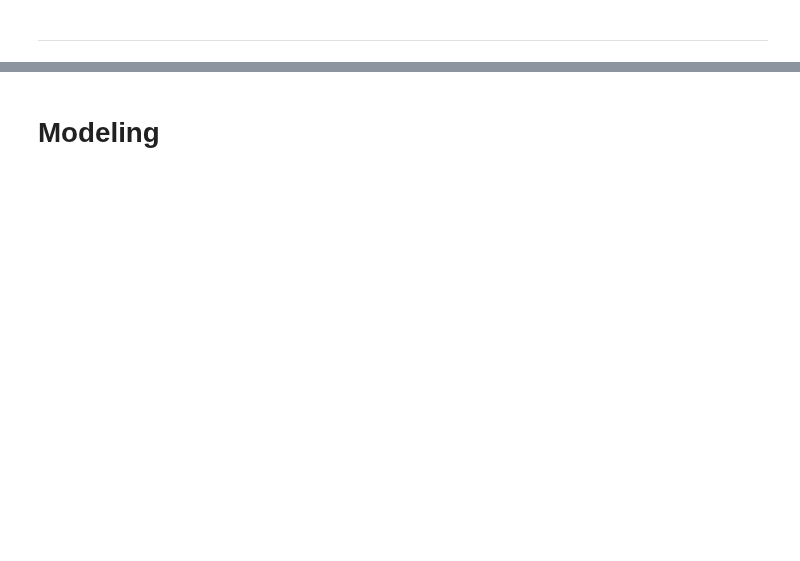
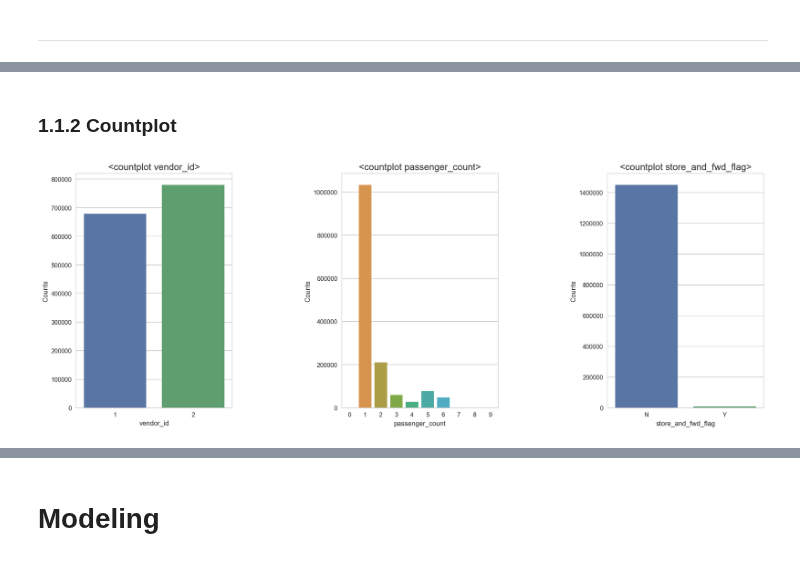
Before and after one commit to Moons08/dss-project-taxi, a Jupyter notebook: project_report.ipynb, the cells around one changed output, grey strips where cells are left out. Cells and saved outputs as stored; diff of their text form; code cells hidden in the pictures; blank space fills up the shorter version.

```diff
--- a/project_report.ipynb
+++ b/project_report.ipynb
@@ -56,0 +54,4 @@ train = pd.read_csv('train.csv')
+# %%
+# data set
+taxi = pd.read_csv('train.csv')
+taxi.tail()
@@ -56,0 +121,31 @@ train = pd.read_csv('train.csv')
+# %% [markdown]
+### 1.1.2 Countplot
+# %%
+# countplot
+plt.figure(figsize=(20, 7))
+plt.subplots_adjust(wspace = 0.7)
+
+# vendor_id
+plt.subplot(131)
+sns.countplot(x = 'vendor_id', data = taxi)
+plt.title('<countplot vendor_id>', fontsize = 15)
+plt.xlabel('vendor_id')
+plt.ylabel('Counts')
+
+# passenger_count
+plt.subplot(132)
+sns.countplot(x = 'passenger_count', data = taxi)
+plt.title('<countplot passenger_count>', fontsize = 15)
+plt.xlabel('passenger_count')
+plt.ylabel('Counts')
+
+# store_and_fwd_flag
+plt.subplot(133)
+sns.countplot(x = 'store_and_fwd_flag', data = taxi)
+plt.title('<countplot store_and_fwd_flag>', fontsize = 15)
+plt.xlabel('store_and_fwd_flag')
+plt.ylabel('Counts')
+
+plt.show()
+# %% [output]
+[figure, added]
```
Also changed, not shown: parts of 92 cells of this notebook.
